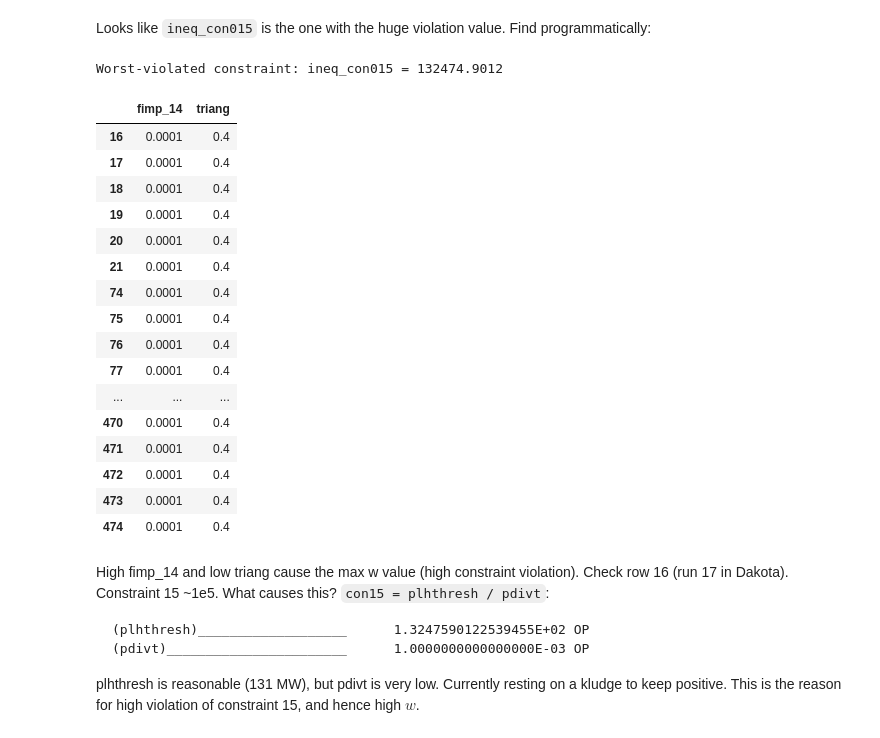
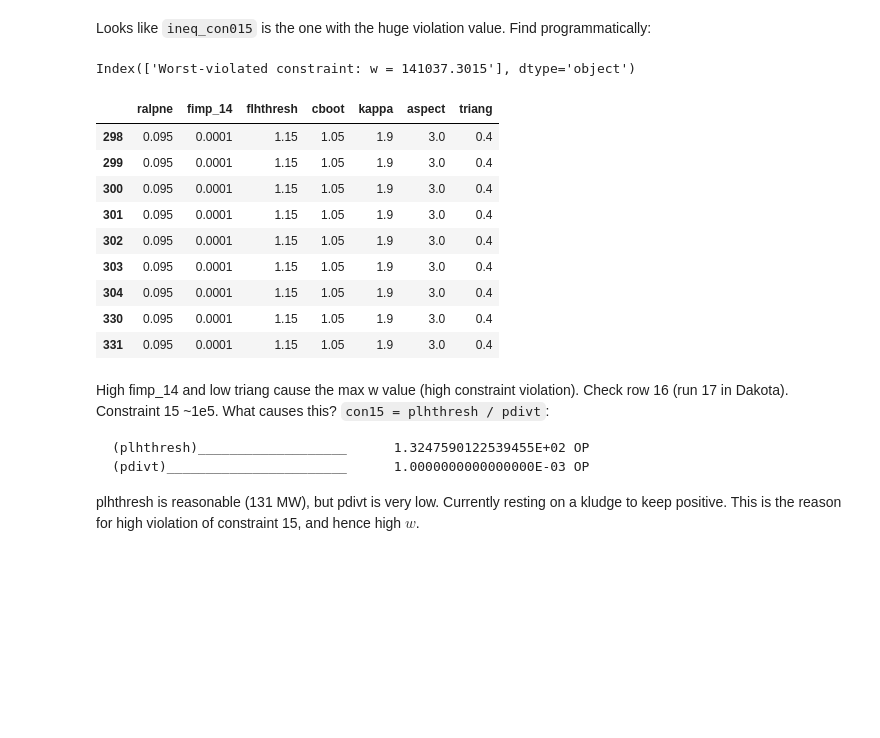
Before and after one commit to jonmaddock/dakota-process, a Jupyter notebook: morris/analyse_morris.ipynb, the cells around one changed output. Drawn from its saved outputs; the diff is of its cells as text; code cells hidden in the pictures; blank space fills up the shorter version.

````diff
--- a/morris/analyse_morris.ipynb
+++ b/morris/analyse_morris.ipynb
@@ -160,7 +270,7 @@ ax.ticklabel_format(style="sci", scilimits=(0, 0), useMathText=True)
 # evals_w_sorted = evals.sort_values(by="w", ascending=False)
 # Nothing too badly violated
 
-evals = pd.read_csv("morris_lt_max_net_elec.dat", sep="\s+")
+evals = pd.read_csv("morris_lt_max_q.dat", sep="\s+")
 # Drop interface column; str and not useful
 evals.drop(labels="interface", axis=1, inplace=True)
 
@@ -185,42 +294,35 @@ Looks like `ineq_con015` is the one with the huge violation value. Find programm
 # %%
 # Find constraint that is w (worst violated)
 print(
     "Worst-violated constraint: "
     # Returns [w, constraint_name]
-    + responses.columns[responses.eq(responses["w"].max()).any(axis=0)][1]
+    + responses.columns[responses.eq(responses["w"].max()).any(axis=0)]
     + " = "
     + str(responses["w"].max())
 )
 
 # Find parameters causing max w
 # Find rows containing max w, then filter for parameter columns only
 max_w_rows = evals[responses.eq(responses["w"].max()).any(axis=1)].filter(
     regex=parameters_re
 )
 # Which parameters are staying constant?
 # eyeballing: fimp_14 and triang always look similar in max w case
 # Use mean-normalised std
 max_w_rows.loc[:, max_w_rows.std() / max_w_rows.mean() < 0.01].describe()
 max_w_rows.loc[:, max_w_rows.std() / max_w_rows.mean() < 0.01]
 # %% [output]
-Worst-violated constraint: ineq_con015 = 132474.9012
+Index(['Worst-violated constraint: w = 141037.3015'], dtype='object')
-|  | fimp_14 | triang |
-| 16 | 0.0001 | 0.4 |
-| 17 | 0.0001 | 0.4 |
-| 18 | 0.0001 | 0.4 |
-| 19 | 0.0001 | 0.4 |
-| 20 | 0.0001 | 0.4 |
-| 21 | 0.0001 | 0.4 |
-| 74 | 0.0001 | 0.4 |
-| 75 | 0.0001 | 0.4 |
-| 76 | 0.0001 | 0.4 |
-| 77 | 0.0001 | 0.4 |
-| ... | ... | ... |
-| 470 | 0.0001 | 0.4 |
-| 471 | 0.0001 | 0.4 |
-| 472 | 0.0001 | 0.4 |
-| 473 | 0.0001 | 0.4 |
-| 474 | 0.0001 | 0.4 |
+|  | ralpne | fimp_14 | flhthresh | cboot | kappa | aspect | triang |
+| 298 | 0.095 | 0.0001 | 1.15 | 1.05 | 1.9 | 3.0 | 0.4 |
+| 299 | 0.095 | 0.0001 | 1.15 | 1.05 | 1.9 | 3.0 | 0.4 |
+| 300 | 0.095 | 0.0001 | 1.15 | 1.05 | 1.9 | 3.0 | 0.4 |
+| 301 | 0.095 | 0.0001 | 1.15 | 1.05 | 1.9 | 3.0 | 0.4 |
+| 302 | 0.095 | 0.0001 | 1.15 | 1.05 | 1.9 | 3.0 | 0.4 |
+| 303 | 0.095 | 0.0001 | 1.15 | 1.05 | 1.9 | 3.0 | 0.4 |
+| 304 | 0.095 | 0.0001 | 1.15 | 1.05 | 1.9 | 3.0 | 0.4 |
+| 330 | 0.095 | 0.0001 | 1.15 | 1.05 | 1.9 | 3.0 | 0.4 |
+| 331 | 0.095 | 0.0001 | 1.15 | 1.05 | 1.9 | 3.0 | 0.4 |
 # %% [markdown]
 High fimp_14 and low triang cause the max w value (high constraint violation). Check row 16 (run 17 in Dakota). Constraint 15 ~1e5. What causes this? `con15 = plhthresh / pdivt`:
 ```
````
Also changed, not shown: parts of 11 cells of this notebook.
